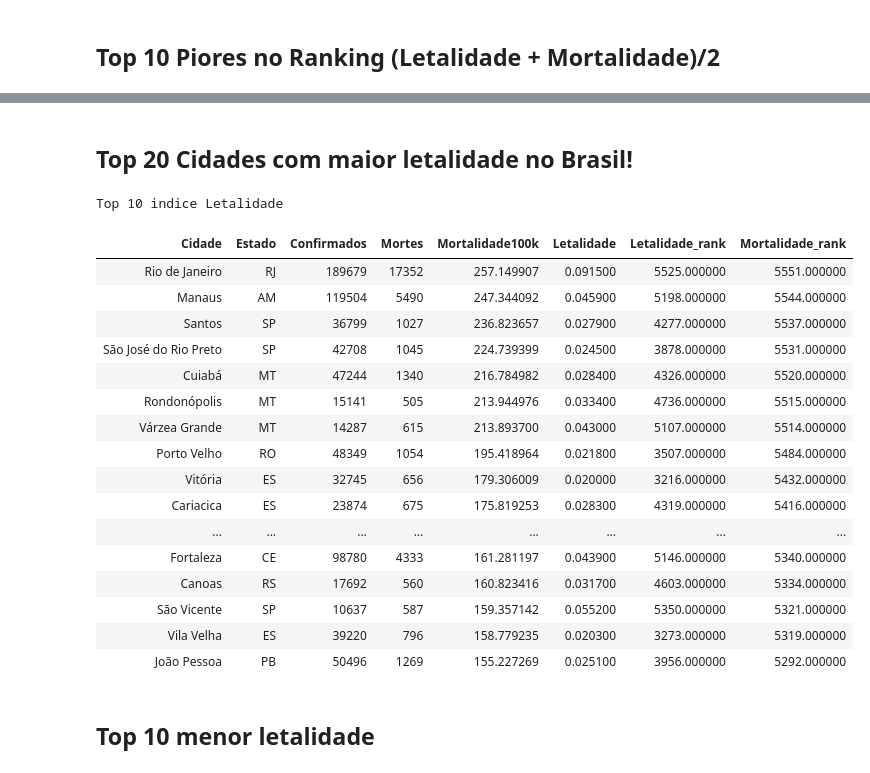
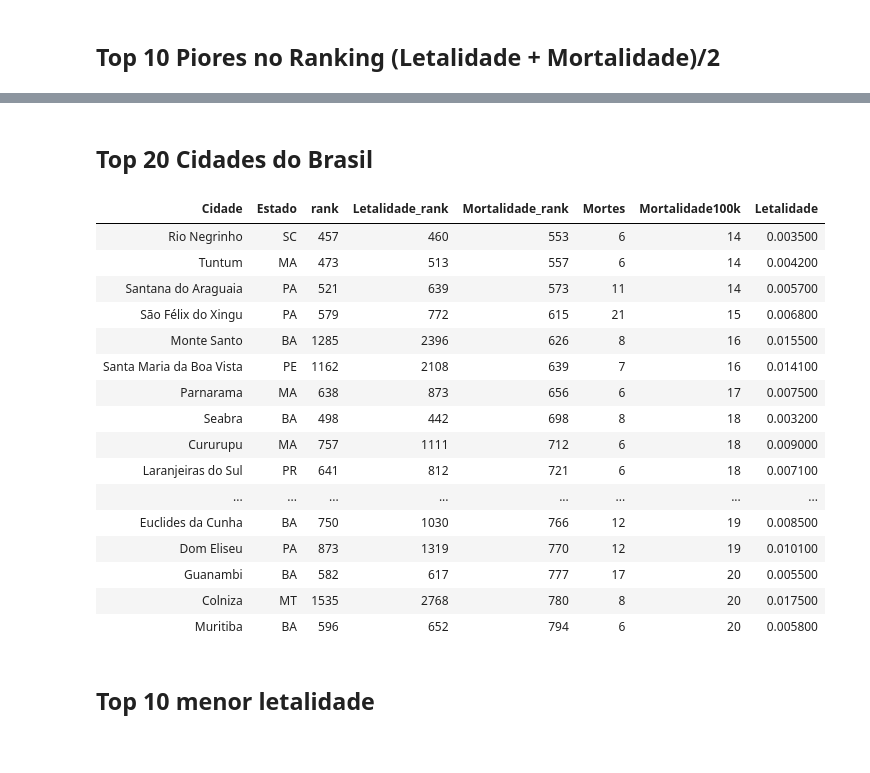
Before and after one commit to giuice/DataSciencePath, a Jupyter notebook: covid-giu.ipynb, the cells around one changed output, grey strips where cells are left out. Cells and saved outputs as stored; diff of their text form; code cells hidden in the pictures.

```diff
--- a/covid-giu.ipynb
+++ b/covid-giu.ipynb
@@ -77,6 +71,19 @@ def style_frame(df):
     cm = sns.light_palette(color, as_cmap=True, reverse=reverse)
     return (df.style.set_properties(**{'text-align': 'right'}).background_gradient(cmap=cm).hide_index()).set_caption(
     title)
+
+def treemap_show(df=df_states, nivel='Estado', column='rank', n=10,  asc=False, title=""):
+    fig = px.treemap(df.head(30),
+                 path=[nivel],
+                 values=column, height=700,
+                 title=title,
+                 color_discrete_sequence = px.colors.qualitative.Prism)
+
+    fig.data[0].textinfo = 'label+text+value'
+    #fig.write_image("images/fig2.png")
+
+    fig.show()
+
 
 def covid_data_table(df, nivel, column, n, asc=False,title="", color='red', reverse=False, corte=0):
 
@@ -115,7 +122,7 @@ def tabela_cidade(column, n, asc=False,title="", color='red', reverse=False, cor
     return covid_data_table(df_cities,'Cidade', column, n, asc=asc,title=title, color=color, reverse=reverse, corte=corte)
 
 def tabela_cidade_reversa(column, n, title="", corte=0):
-    return tabela_cidade(column, n, True, title, 'green', True, color='green', reverse=True, corte=corte)
+    return tabela_cidade(column, n, True, title, 'green', True, corte=corte)
 # %% [markdown]
 ## Top 10 Piores no Ranking (Letalidade + Mortalidade)/2
 # %%
@@ -143,26 +180,25 @@ tabela_estado('rank', 20)
 # %% [markdown]
-## Top 20 Cidades com maior letalidade no Brasil!
+## Top 20 Cidades do Brasil
 # %%
-tabela_cidade_reversa('Mortalidade',20, corte=500)
+tabela_cidade_reversa('Mortalidade',20,corte=5)
 # %% [output]
-Top 10 indice Letalidade
-| Cidade | Estado | Confirmados | Mortes | Mortalidade100k | Letalidade | Letalidade_rank | Mortalidade_rank |
-| Rio de Janeiro | RJ | 189679 | 17352 | 257.149907 | 0.091500 | 5525.000000 | 5551.000000 |
-| Manaus | AM | 119504 | 5490 | 247.344092 | 0.045900 | 5198.000000 | 5544.000000 |
-| Santos | SP | 36799 | 1027 | 236.823657 | 0.027900 | 4277.000000 | 5537.000000 |
-| São José do Rio Preto | SP | 42708 | 1045 | 224.739399 | 0.024500 | 3878.000000 | 5531.000000 |
-| Cuiabá | MT | 47244 | 1340 | 216.784982 | 0.028400 | 4326.000000 | 5520.000000 |
-| Rondonópolis | MT | 15141 | 505 | 213.944976 | 0.033400 | 4736.000000 | 5515.000000 |
-| Várzea Grande | MT | 14287 | 615 | 213.893700 | 0.043000 | 5107.000000 | 5514.000000 |
-| Porto Velho | RO | 48349 | 1054 | 195.418964 | 0.021800 | 3507.000000 | 5484.000000 |
-| Vitória | ES | 32745 | 656 | 179.306009 | 0.020000 | 3216.000000 | 5432.000000 |
-| Cariacica | ES | 23874 | 675 | 175.819253 | 0.028300 | 4319.000000 | 5416.000000 |
+| Cidade | Estado | rank | Letalidade_rank | Mortalidade_rank | Mortes | Mortalidade100k | Letalidade |
+| Rio Negrinho | SC | 457 | 460 | 553 | 6 | 14 | 0.003500 |
+| Tuntum | MA | 473 | 513 | 557 | 6 | 14 | 0.004200 |
+| Santana do Araguaia | PA | 521 | 639 | 573 | 11 | 14 | 0.005700 |
+| São Félix do Xingu | PA | 579 | 772 | 615 | 21 | 15 | 0.006800 |
+| Monte Santo | BA | 1285 | 2396 | 626 | 8 | 16 | 0.015500 |
+| Santa Maria da Boa Vista | PE | 1162 | 2108 | 639 | 7 | 16 | 0.014100 |
+| Parnarama | MA | 638 | 873 | 656 | 6 | 17 | 0.007500 |
+| Seabra | BA | 498 | 442 | 698 | 8 | 18 | 0.003200 |
+| Cururupu | MA | 757 | 1111 | 712 | 6 | 18 | 0.009000 |
+| Laranjeiras do Sul | PR | 641 | 812 | 721 | 6 | 18 | 0.007100 |
 | ... | ... | ... | ... | ... | ... | ... | ... |
-| Fortaleza | CE | 98780 | 4333 | 161.281197 | 0.043900 | 5146.000000 | 5340.000000 |
-| Canoas | RS | 17692 | 560 | 160.823416 | 0.031700 | 4603.000000 | 5334.000000 |
-| São Vicente | SP | 10637 | 587 | 159.357142 | 0.055200 | 5350.000000 | 5321.000000 |
-| Vila Velha | ES | 39220 | 796 | 158.779235 | 0.020300 | 3273.000000 | 5319.000000 |
-| João Pessoa | PB | 50496 | 1269 | 155.227269 | 0.025100 | 3956.000000 | 5292.000000 |
+| Euclides da Cunha | BA | 750 | 1030 | 766 | 12 | 19 | 0.008500 |
+| Dom Eliseu | PA | 873 | 1319 | 770 | 12 | 19 | 0.010100 |
+| Guanambi | BA | 582 | 617 | 777 | 17 | 20 | 0.005500 |
+| Colniza | MT | 1535 | 2768 | 780 | 8 | 20 | 0.017500 |
+| Muritiba | BA | 596 | 652 | 794 | 6 | 20 | 0.005800 |
 # %% [markdown]
 ## Top 10 menor letalidade
 # %%
```
Also changed, not shown: parts of 19 cells of this notebook, 4 other files.
